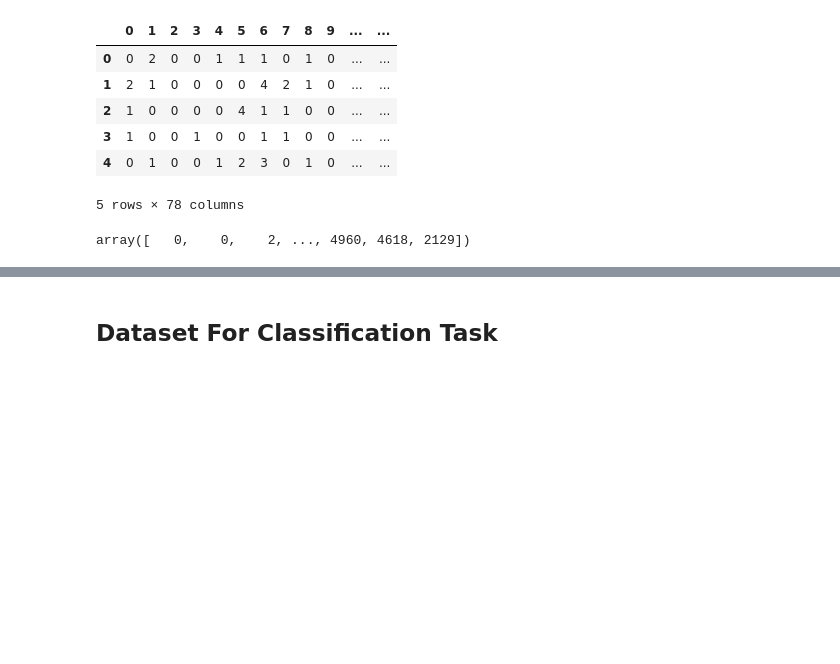
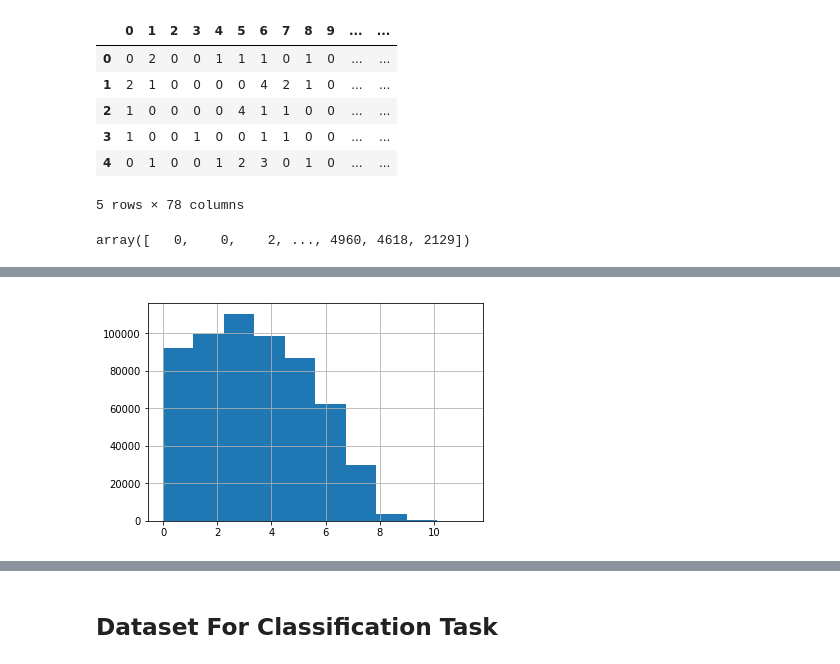
Before and after one commit to SurajMalpani/Twitter-Buzz-prediction, a Jupyter notebook: Project_2_Group_39.ipynb, the cells around one changed output, grey strips where cells are left out. Cells and saved outputs as stored; diff of their text form; code cells hidden in the pictures; blank space fills up the shorter version.

```diff
--- a/Project_2_Group_39.ipynb
+++ b/Project_2_Group_39.ipynb
@@ -94,3 +120,9 @@ array([   0,    0,    2, ..., 4960, 4618, 2129])
+# %%
+#Trying to understand distribution of dependent variable
+np.log(Dataset[77]+1).hist()   #transforming to log and adding 1 to avoid -Inf
+plt.show()
+# %% [output]
+[figure, added]
 # %%
 #Dataset.isnull().values.any()    #No Missing values
 Dataset.isnull().sum().sum()
```
Also changed, not shown: parts of 24 cells of this notebook.
